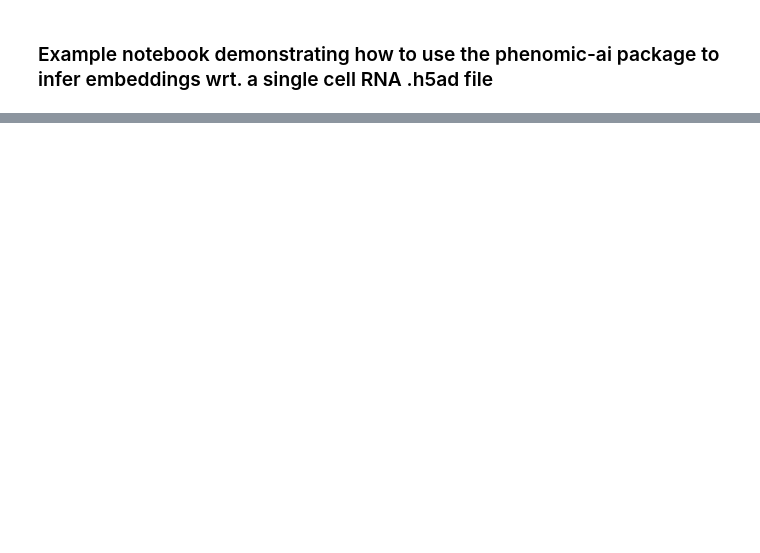
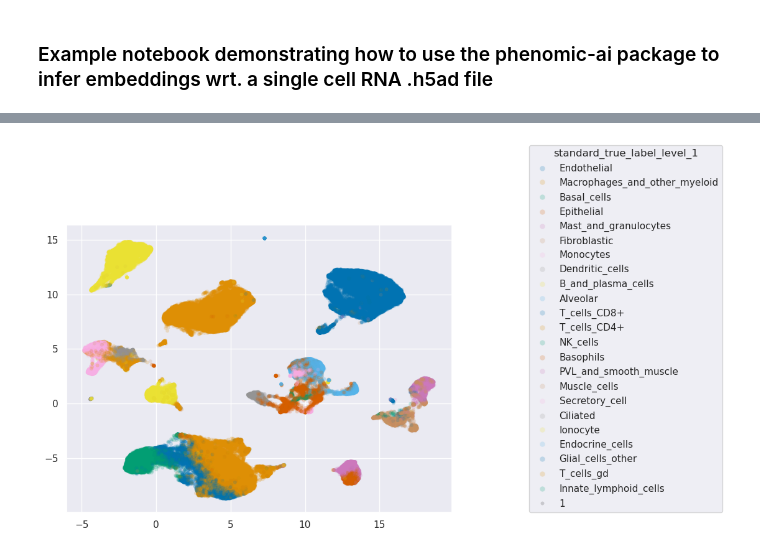
Before and after one commit to PhenomicAI/bascvi, a Jupyter notebook: notebooks/pai_embeddings_inference.ipynb, the cells around one changed output, grey strips where cells are left out. Drawn from its saved outputs; the diff is of its cells as text; code cells hidden in the pictures; blank space fills up the shorter version.

```diff
--- a/notebooks/pai_embeddings_inference.ipynb
+++ b/notebooks/pai_embeddings_inference.ipynb
@@ -126,0 +185,15 @@ for gene in ['EPCAM','CD3E','MARCO','COL1A1','JCHAIN']:
+# %%
+# Plot UMAP projections of embedding results alongside predicted cell-type label
+
+sns.set_theme(rc={'figure.figsize':(8,6)})
+ax = sns.scatterplot(x=proj[:,0],
+                y=proj[:,1],
+                hue=embeddings_combined['standard_true_label_level_1'],
+                linewidth=0,palette='colorblind',
+                size=1,alpha=0.2)
+
+sns.move_legend(
+    ax, loc=(1.2,0.)
+)
+# %% [output]
+[figure, added]
```
Also changed, not shown: parts of 17 cells of this notebook.
